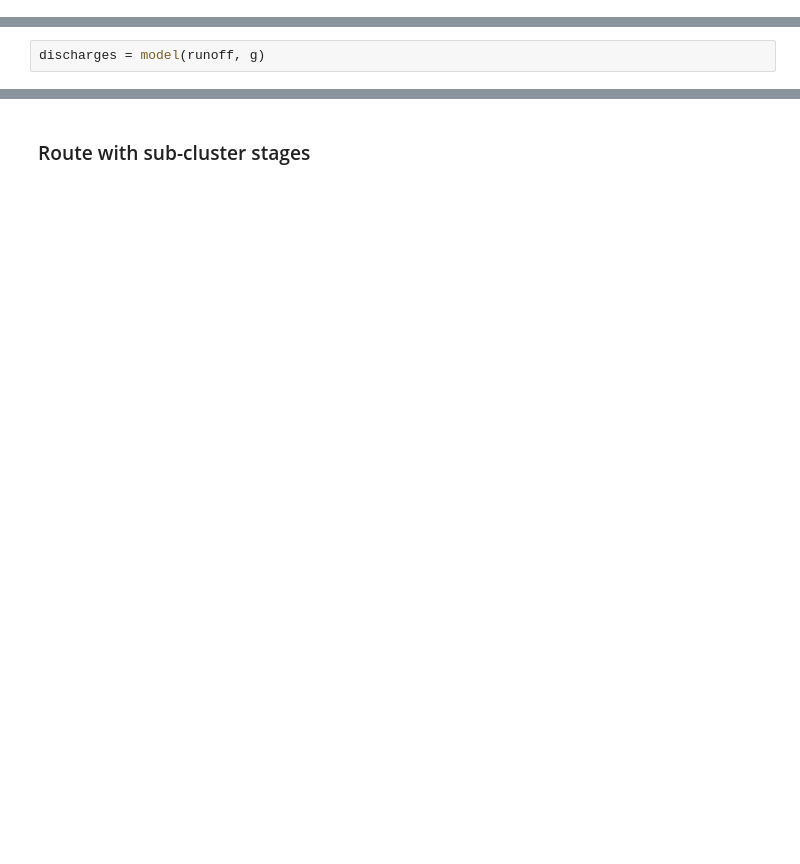
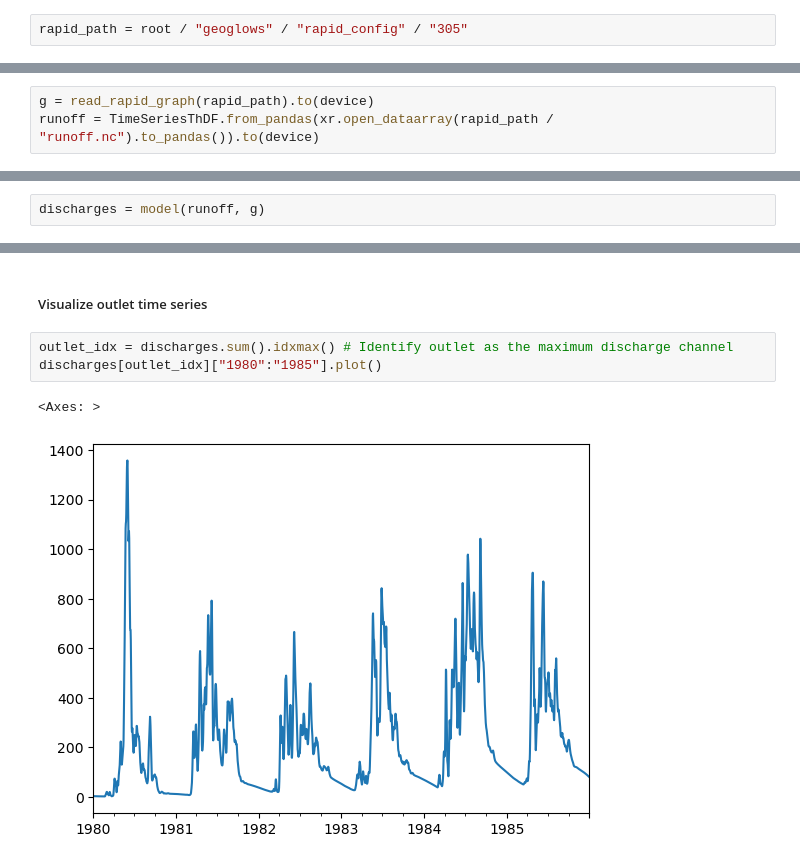
Before and after one commit to TristHas/DiffHydro, a Jupyter notebook: examples/1. RAPID IO.ipynb, the cells around one changed output, grey strips where cells are left out. Cells and saved outputs as stored; diff of their text form; blank space fills up the shorter version.

```diff
--- a/examples/1. RAPID IO.ipynb
+++ b/examples/1. RAPID IO.ipynb
@@ -55,0 +32,2 @@ model = LTIRouter(max_delay=max_delay, dt=dt).to(device)
+# %%
+rapid_path = root / "geoglows" / "rapid_config" / "305"
@@ -55,0 +38,3 @@ model = LTIRouter(max_delay=max_delay, dt=dt).to(device)
+# %%
+g = read_rapid_graph(rapid_path).to(device)
+runoff = TimeSeriesThDF.from_pandas(xr.open_dataarray(rapid_path / "runoff.nc").to_pandas()).to(device)
@@ -61,2 +62,8 @@ discharges[].plot()
-# %% [markdown]
-### Route with sub-cluster stages
+# %% [markdown]
+##### Visualize outlet time series
+# %%
+outlet_idx = discharges.sum().idxmax() # Identify outlet as the maximum discharge channel
+discharges[outlet_idx]["1980":"1985"].plot()
+# %% [output]
+<Axes: >
+[figure, added]
```
Also changed, not shown: parts of 19 cells of this notebook, 13 other files.
